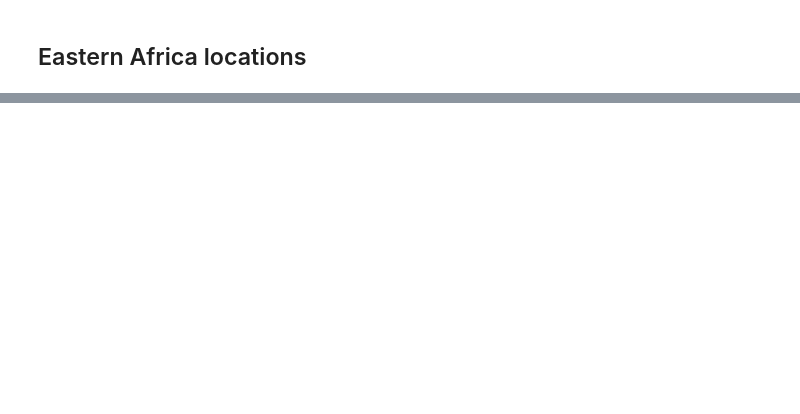
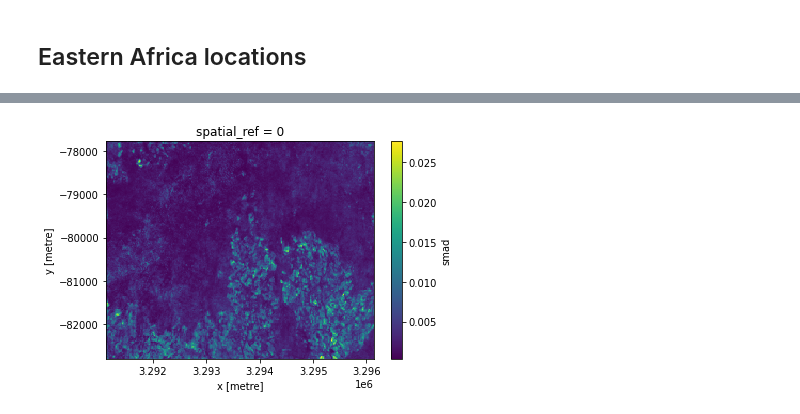
Before and after one commit to fangfy/deafrica-sandbox-notebooks, a Jupyter notebook: dev_test/test_s2_geomedian_tmad.ipynb, the cells around one changed output, grey strips where cells are left out. Saved outputs shown, nothing was run; the diff lists cells and outputs as text; code cells hidden in the pictures; blank space fills up the shorter version.

```diff
--- a/dev_test/test_s2_geomedian_tmad.ipynb
+++ b/dev_test/test_s2_geomedian_tmad.ipynb
@@ -129,0 +191,4 @@ data[['swir_1', 'nir_1', 'red']].to_array().plot.imshow(robust=True, figsize=(10
+# %%
+ref.smad.plot.imshow();
+# %% [output]
+[figure, added]
```
Also changed, not shown: parts of 21 cells of this notebook, 1 other file.
